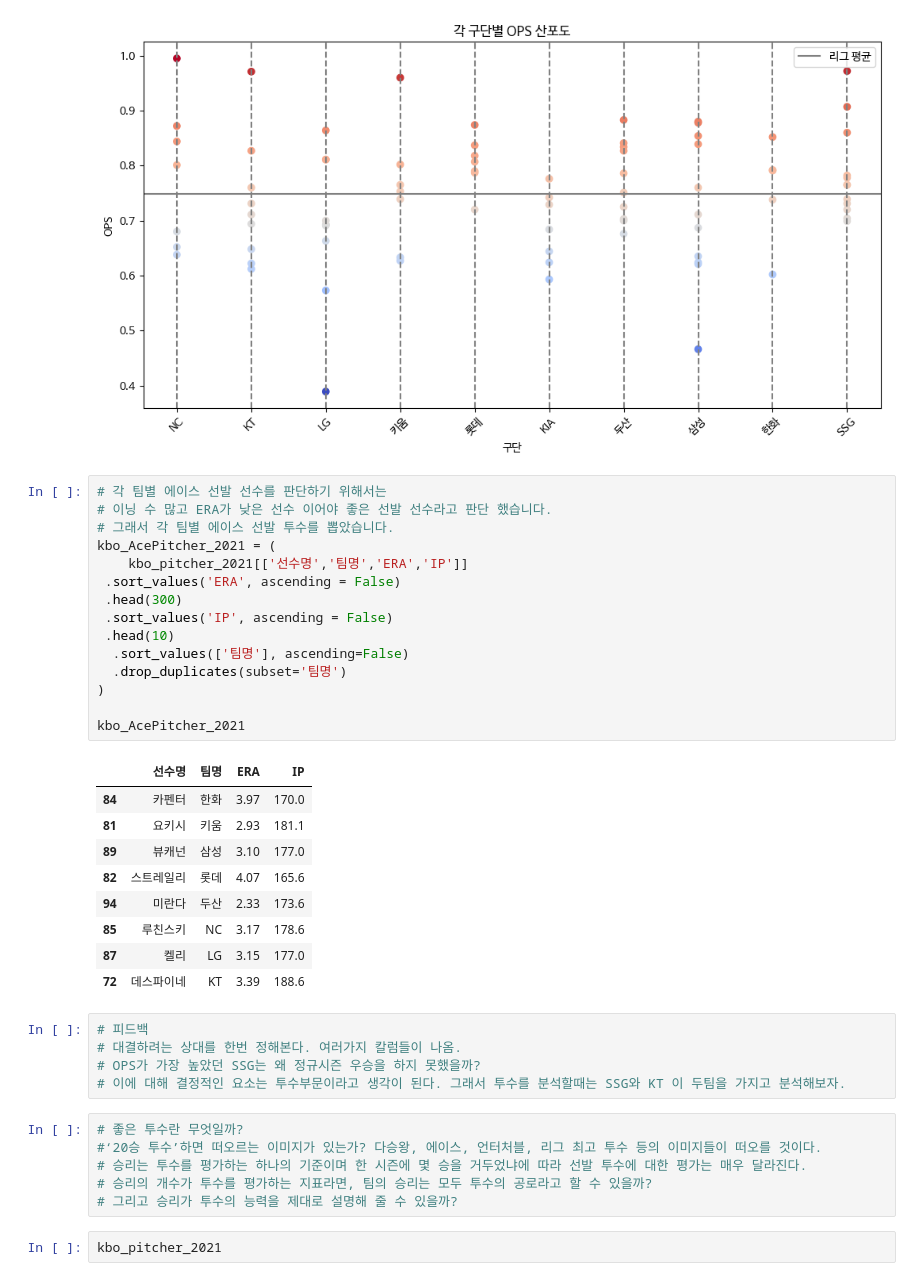
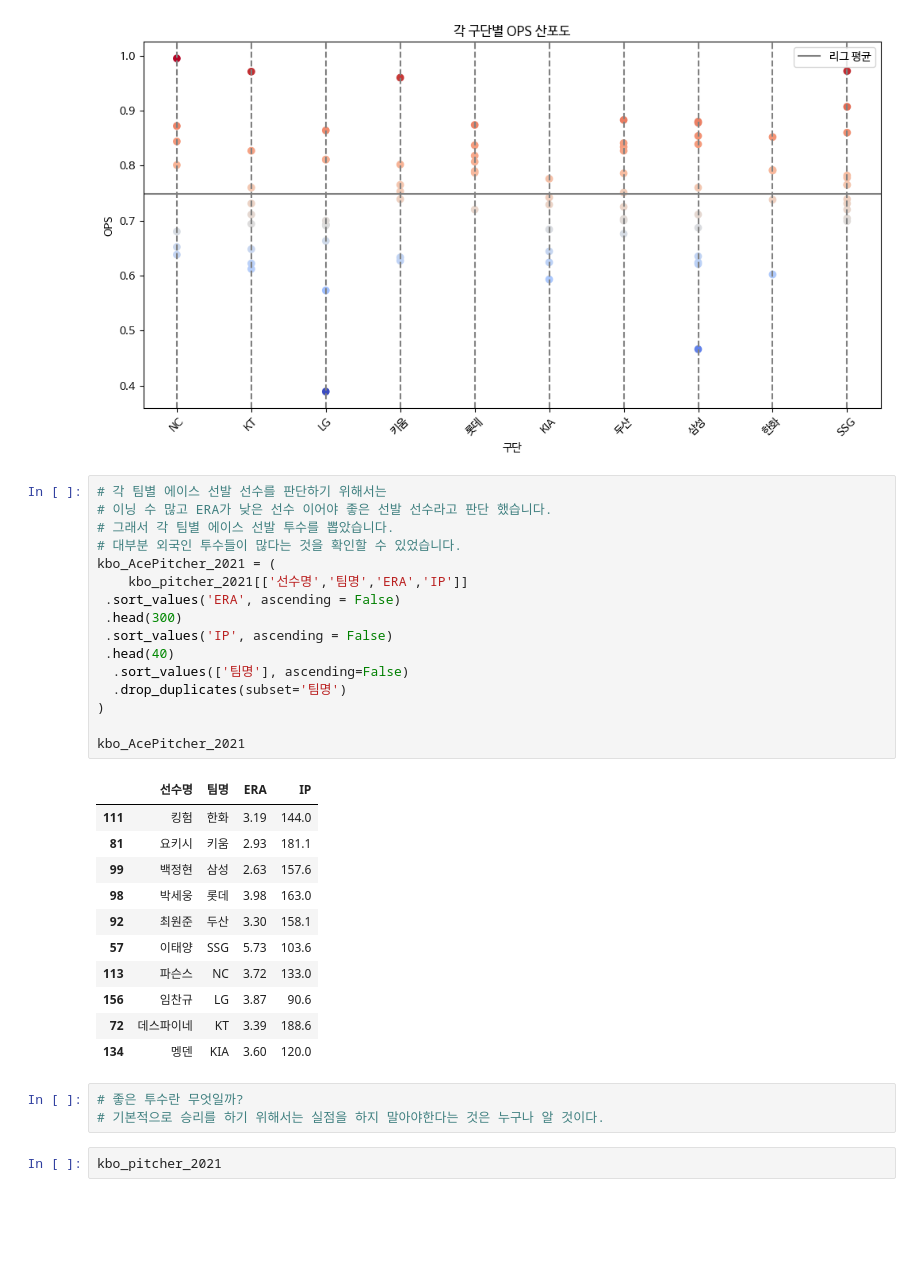
Before and after one commit to Jhheon/java, a Jupyter notebook: 파이썬과데이터분석_프로젝트_.ipynb, the cells around one changed output. Drawn from its saved outputs; the diff is of its cells as text; blank space fills up the shorter version.

```diff
--- a/파이썬과데이터분석_프로젝트_.ipynb
+++ b/파이썬과데이터분석_프로젝트_.ipynb
@@ -709,39 +727,34 @@ plt.show()
 # %%
 # 각 팀별 에이스 선발 선수를 판단하기 위해서는
 # 이닝 수 많고 ERA가 낮은 선수 이어야 좋은 선발 선수라고 판단 했습니다.
 # 그래서 각 팀별 에이스 선발 투수를 뽑았습니다.
+# 대부분 외국인 투수들이 많다는 것을 확인할 수 있었습니다.
 kbo_AcePitcher_2021 = (
     kbo_pitcher_2021[['선수명','팀명','ERA','IP']]
  .sort_values('ERA', ascending = False)
  .head(300)
  .sort_values('IP', ascending = False)
- .head(10)
+ .head(40)
   .sort_values(['팀명'], ascending=False)
   .drop_duplicates(subset='팀명')
 )
 
 kbo_AcePitcher_2021
 # %% [output]
 |  | 선수명 | 팀명 | ERA | IP |
-| 84 | 카펜터 | 한화 | 3.97 | 170.0 |
+| 111 | 킹험 | 한화 | 3.19 | 144.0 |
 | 81 | 요키시 | 키움 | 2.93 | 181.1 |
-| 89 | 뷰캐넌 | 삼성 | 3.10 | 177.0 |
-| 82 | 스트레일리 | 롯데 | 4.07 | 165.6 |
-| 94 | 미란다 | 두산 | 2.33 | 173.6 |
-| 85 | 루친스키 | NC | 3.17 | 178.6 |
-| 87 | 켈리 | LG | 3.15 | 177.0 |
+| 99 | 백정현 | 삼성 | 2.63 | 157.6 |
+| 98 | 박세웅 | 롯데 | 3.98 | 163.0 |
+| 92 | 최원준 | 두산 | 3.30 | 158.1 |
+| 57 | 이태양 | SSG | 5.73 | 103.6 |
+| 113 | 파슨스 | NC | 3.72 | 133.0 |
+| 156 | 임찬규 | LG | 3.87 | 90.6 |
 | 72 | 데스파이네 | KT | 3.39 | 188.6 |
+| 134 | 멩덴 | KIA | 3.60 | 120.0 |
-# %%
-# 피드백
-# 대결하려는 상대를 한번 정해본다. 여러가지 칼럼들이 나옴.
-# OPS가 가장 높았던 SSG는 왜 정규시즌 우승을 하지 못했을까?
-# 이에 대해 결정적인 요소는 투수부문이라고 생각이 된다. 그래서 투수를 분석할때는 SSG와 KT 이 두팀을 가지고 분석해보자.
-# %%
-# 좋은 투수란 무엇일까?
-#‘20승 투수’하면 떠오르는 이미지가 있는가? 다승왕, 에이스, 언터처블, 리그 최고 투수 등의 이미지들이 떠오를 것이다.
-# 승리는 투수를 평가하는 하나의 기준이며 한 시즌에 몇 승을 거두었냐에 따라 선발 투수에 대한 평가는 매우 달라진다.
-# 승리의 개수가 투수를 평가하는 지표라면, 팀의 승리는 모두 투수의 공로라고 할 수 있을까?
-# 그리고 승리가 투수의 능력을 제대로 설명해 줄 수 있을까?
+# %%
+# 좋은 투수란 무엇일까?
+# 기본적으로 승리를 하기 위해서는 실점을 하지 말아야한다는 것은 누구나 알 것이다.
 # %%
 kbo_pitcher_2021
 # %% [output]
```
Also changed, not shown: parts of 14 cells of this notebook.
